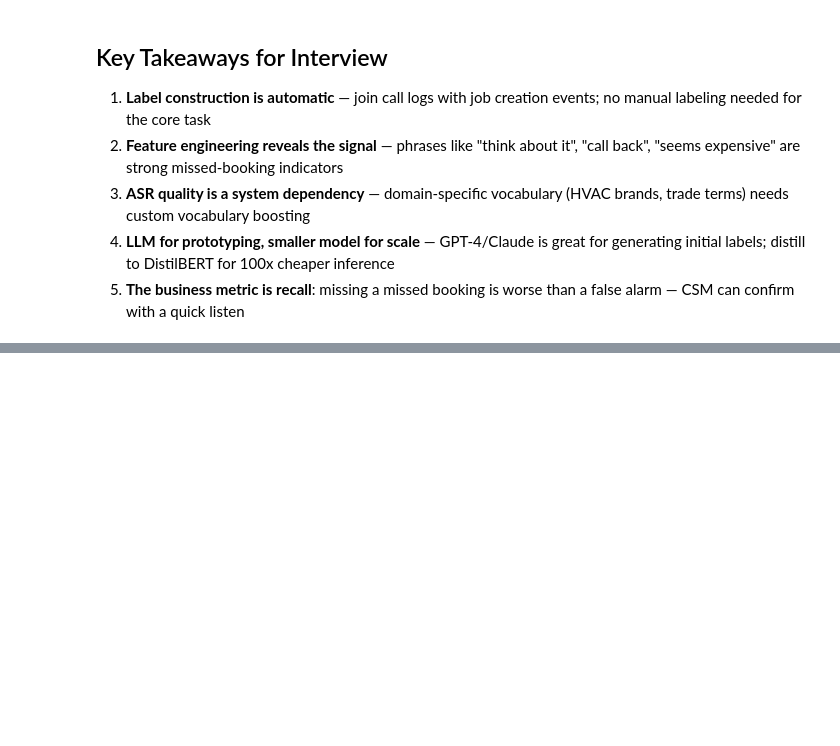
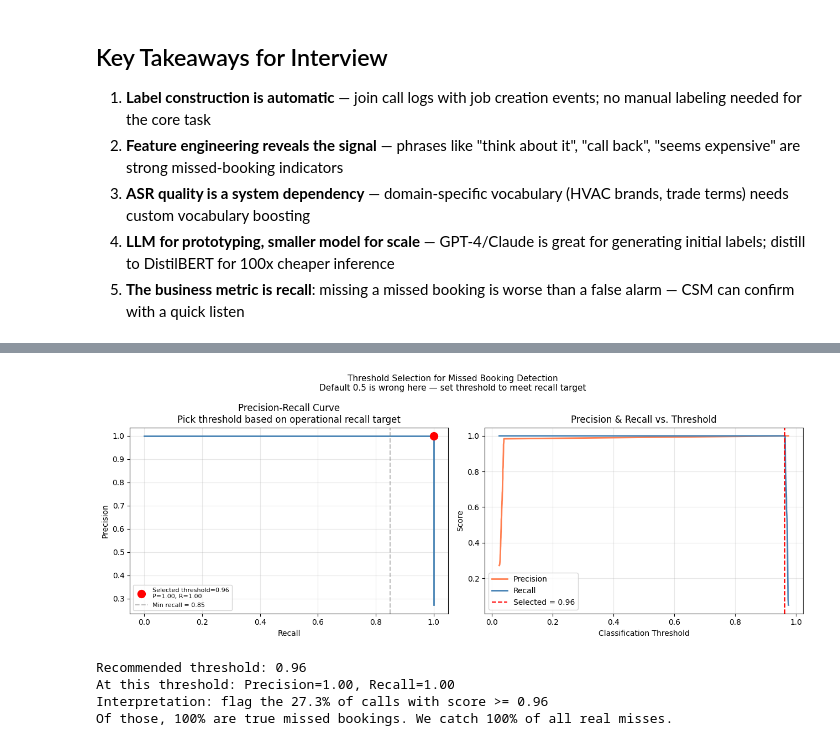
Before and after one commit to sp7412/servicetitan-ml-portfolio, a Jupyter notebook: 04_call_transcript_nlp.ipynb, the cells around one changed output, grey strips where cells are left out. Cells and saved outputs as stored; diff of their text form; code cells hidden in the pictures; blank space fills up the shorter version.

```diff
--- a/04_call_transcript_nlp.ipynb
+++ b/04_call_transcript_nlp.ipynb
@@ -346,0 +455,60 @@ Reason: Booking confirmed
+# %%
+# ── Precision-Recall tradeoff: choosing the right threshold ──────────────────
+# The 0.5 default threshold is rarely right for imbalanced classification.
+# For missed booking detection, we want high recall (don't miss real misses).
+
+from sklearn.metrics import precision_recall_curve
+import matplotlib.pyplot as plt
+import numpy as np
+
+precision, recall, thresholds = precision_recall_curve(y_te, probs_lr)
+
+# Find threshold that gives recall >= 0.85 with best precision
+target_recall = 0.85
+valid_idx = np.where(recall[:-1] >= target_recall)[0]
+if len(valid_idx) > 0:
+    best_idx = valid_idx[np.argmax(precision[valid_idx])]
+    best_threshold = thresholds[best_idx]
+    best_prec = precision[best_idx]
+    best_rec  = recall[best_idx]
+else:
+    best_threshold, best_prec, best_rec = 0.5, precision[len(precision)//2], recall[len(recall)//2]
+
+fig, axes = plt.subplots(1, 2, figsize=(13, 5))
+
+# PR Curve
+axes[0].plot(recall, precision, color='steelblue', lw=2)
+axes[0].scatter([best_rec], [best_prec], color='red', s=100, zorder=5,
+                label=f'Selected threshold={best_threshold:.2f}\nP={best_prec:.2f}, R={best_rec:.2f}')
+axes[0].axvline(target_recall, color='gray', linestyle='--', alpha=0.5,
+                label=f'Min recall = {target_recall}')
+axes[0].set_xlabel('Recall'); axes[0].set_ylabel('Precision')
+axes[0].set_title('Precision-Recall Curve\nPick threshold based on operational recall target')
+axes[0].legend(fontsize=8); axes[0].grid(alpha=0.3)
+
+# Threshold sweep
+axes[1].plot(thresholds, precision[:-1], label='Precision', color='coral', lw=2)
+axes[1].plot(thresholds, recall[:-1], label='Recall', color='steelblue', lw=2)
+axes[1].axvline(best_threshold, color='red', linestyle='--',
+                label=f'Selected = {best_threshold:.2f}')
+axes[1].set_xlabel('Classification Threshold')
+axes[1].set_ylabel('Score')
+axes[1].set_title('Precision & Recall vs. Threshold')
+axes[1].legend(); axes[1].grid(alpha=0.3)
+
+plt.suptitle('Threshold Selection for Missed Booking Detection\n'
+             'Default 0.5 is wrong here — set threshold to meet recall target', fontsize=11)
+plt.tight_layout()
+plt.savefig('threshold_selection.png', dpi=100, bbox_inches='tight')
+plt.show()
+
+print(f"\nRecommended threshold: {best_threshold:.2f}")
+print(f"At this threshold: Precision={best_prec:.2f}, Recall={best_rec:.2f}")
+print(f"Interpretation: flag the {(probs_lr >= best_threshold).mean():.1%} of calls with score >= {best_threshold:.2f}")
+print(f"Of those, {best_prec:.0%} are true missed bookings. We catch {best_rec:.0%} of all real misses.")
+# %% [output]
+[figure, added]
+Recommended threshold: 0.96
+At this threshold: Precision=1.00, Recall=1.00
+Interpretation: flag the 27.3% of calls with score >= 0.96
+Of those, 100% are true missed bookings. We catch 100% of all real misses.
```
Also changed, not shown: parts of 3 cells of this notebook, 3 other files.
